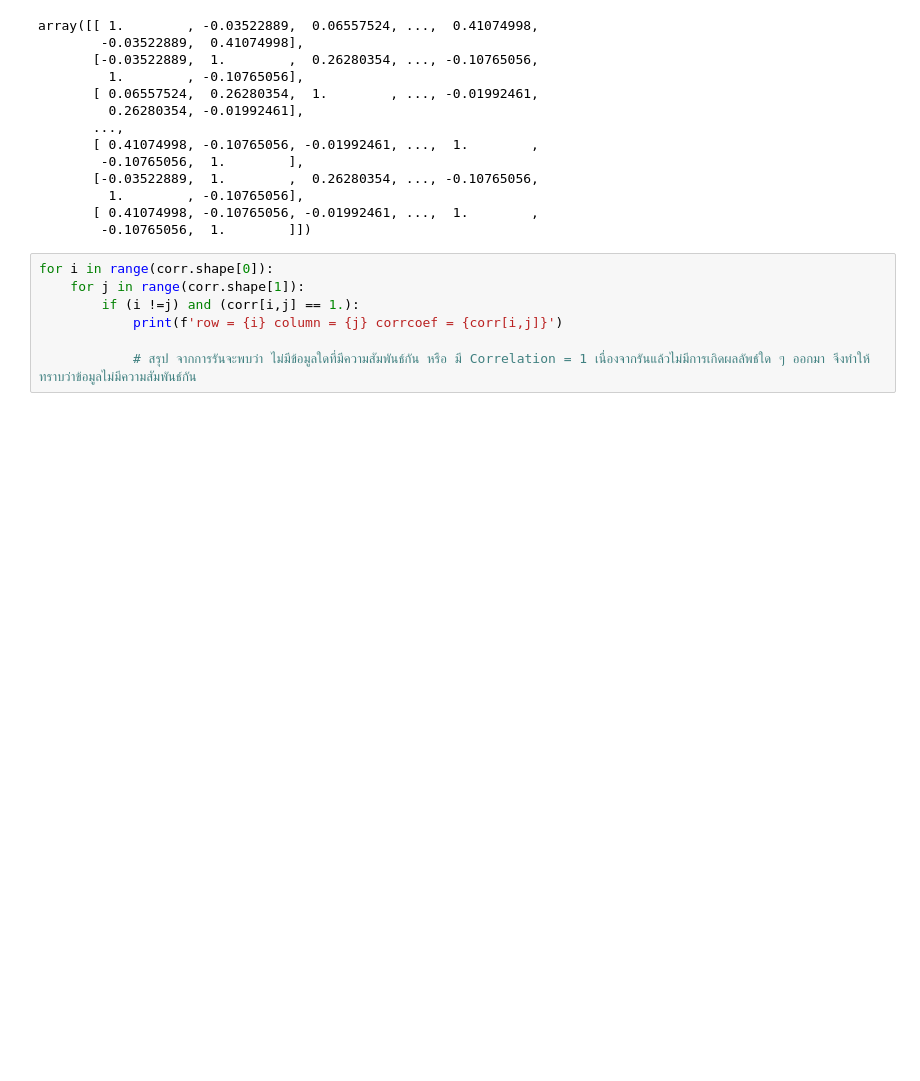
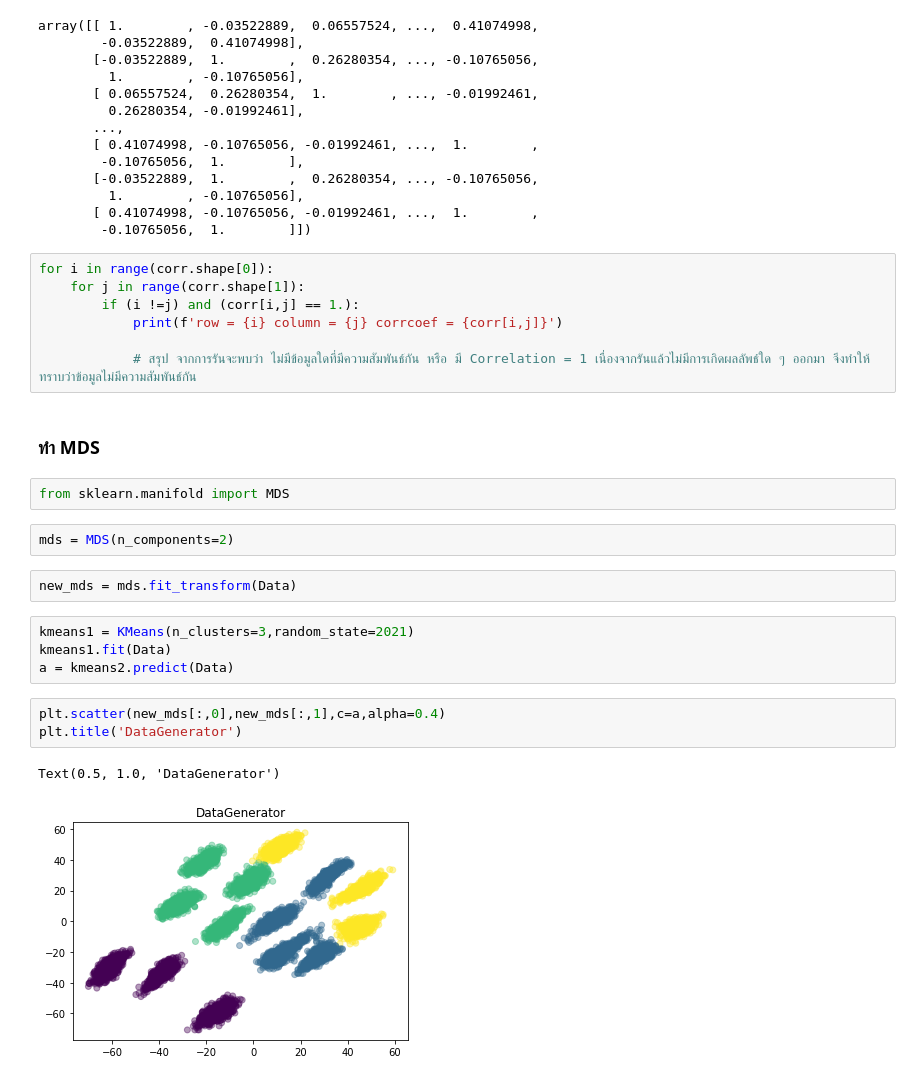
Before and after one commit to Umaporn19/multivariate, a Jupyter notebook: Multivariate_Exam.ipynb, the cells around one changed output. Drawn from its saved outputs; the diff is of its cells as text; blank space fills up the shorter version.

```diff
--- a/Multivariate_Exam.ipynb
+++ b/Multivariate_Exam.ipynb
@@ -256,3 +256,21 @@ for i in range(corr.shape[0]):
             print(f'row = {i} column = {j} corrcoef = {corr[i,j]}')
 
             # สรุป จากการรันจะพบว่า ไม่มีข้อมูลใดที่มีความสัมพันธ์กัน หรือ มี Correlation = 1 เนื่องจากรันแล้วไม่มีการเกิดผลลัพธ์ใด ๆ ออกมา จึงทำให้ทราบว่าข้อมูลไม่มีความสัมพันธ์กัน
+# %% [markdown]
+### ทำ MDS
+# %%
+from sklearn.manifold import MDS
+# %%
+mds = MDS(n_components=2)
+# %%
+new_mds = mds.fit_transform(Data)
+# %%
+kmeans1 = KMeans(n_clusters=3,random_state=2021)
+kmeans1.fit(Data)
+a = kmeans2.predict(Data)
+# %%
+plt.scatter(new_mds[:,0],new_mds[:,1],c=a,alpha=0.4)
+plt.title('DataGenerator')
+# %% [output]
+Text(0.5, 1.0, 'DataGenerator')
+[figure, added]
```
Also changed, not shown: parts of 6 cells of this notebook.
